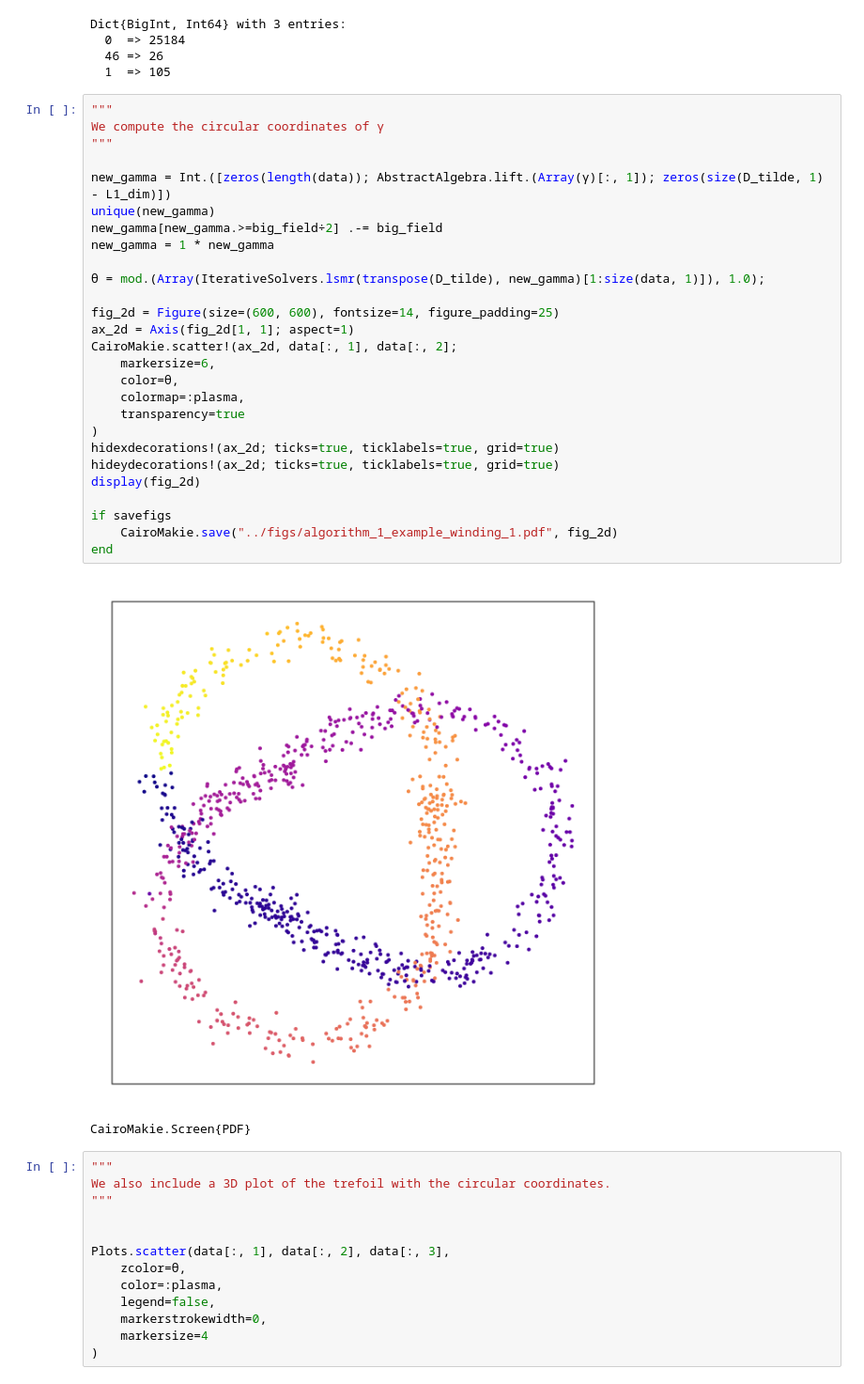
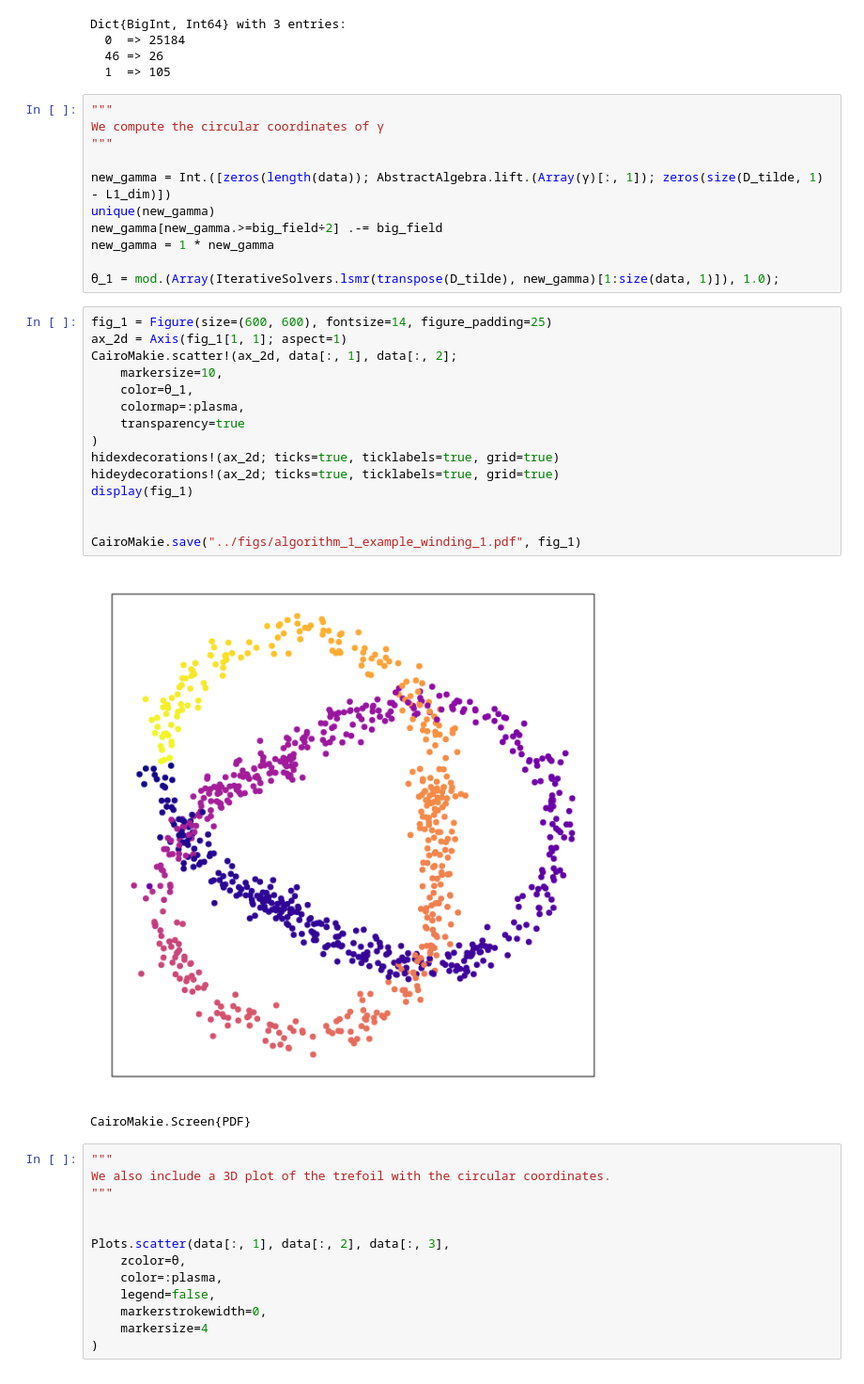
Before and after one commit to MathiasKarsrudNordal/lifting-heuristic-circular-coordinates, a Jupyter notebook: notebooks/algorithm_1_example.ipynb, the cells around one changed output. Shown at 94% size. Drawn from its saved outputs; the diff is of its cells as text.

```diff
--- a/notebooks/algorithm_1_example.ipynb
+++ b/notebooks/algorithm_1_example.ipynb
@@ -288,26 +279,25 @@ unique(new_gamma)
 new_gamma[new_gamma.>=big_field÷2] .-= big_field
 new_gamma = 1 * new_gamma
 
-θ = mod.(Array(IterativeSolvers.lsmr(transpose(D_tilde), new_gamma)[1:size(data, 1)]), 1.0);
-
-fig_2d = Figure(size=(600, 600), fontsize=14, figure_padding=25)
-ax_2d = Axis(fig_2d[1, 1]; aspect=1)
-CairoMakie.scatter!(ax_2d, data[:, 1], data[:, 2];
-    markersize=6,
-    color=θ,
-    colormap=:plasma,
-    transparency=true
-)
-hidexdecorations!(ax_2d; ticks=true, ticklabels=true, grid=true)
-hideydecorations!(ax_2d; ticks=true, ticklabels=true, grid=true)
-display(fig_2d)
-
-if savefigs
-    CairoMakie.save("../figs/algorithm_1_example_winding_1.pdf", fig_2d)
-end
+θ_1 = mod.(Array(IterativeSolvers.lsmr(transpose(D_tilde), new_gamma)[1:size(data, 1)]), 1.0);
-# %% [output]
-[figure, removed]
-CairoMakie.Screen{PDF}
+# %%
+fig_1 = Figure(size=(600, 600), fontsize=14, figure_padding=25)
+ax_2d = Axis(fig_1[1, 1]; aspect=1)
+CairoMakie.scatter!(ax_2d, data[:, 1], data[:, 2];
+    markersize=10,
+    color=θ_1,
+    colormap=:plasma,
+    transparency=true
+)
+hidexdecorations!(ax_2d; ticks=true, ticklabels=true, grid=true)
+hideydecorations!(ax_2d; ticks=true, ticklabels=true, grid=true)
+display(fig_1)
+
+
+CairoMakie.save("../figs/algorithm_1_example_winding_1.pdf", fig_1)
+# %% [output]
+[figure, added]
+CairoMakie.Screen{PDF}
 # %%
 """
 We also include a 3D plot of the trefoil with the circular coordinates.
```
Also changed, not shown: parts of 4 cells of this notebook, 3 other files.
